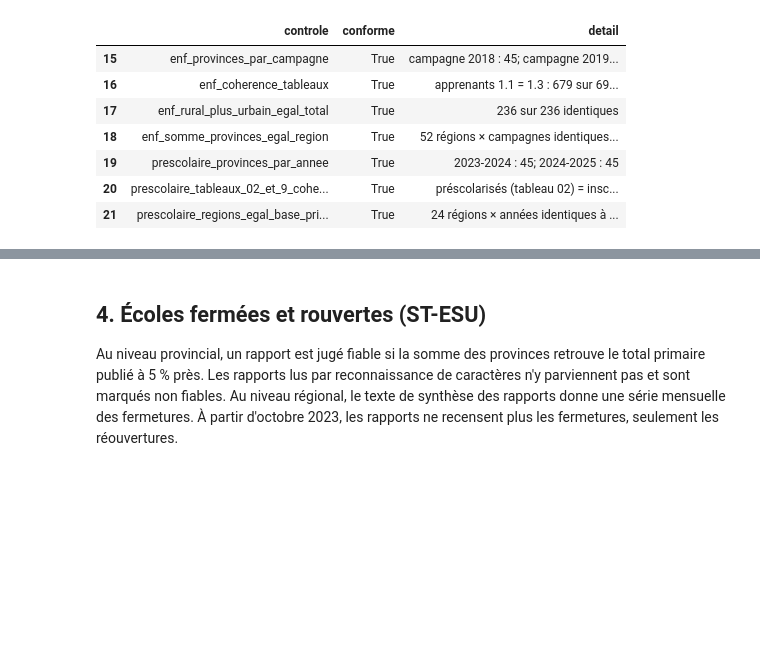
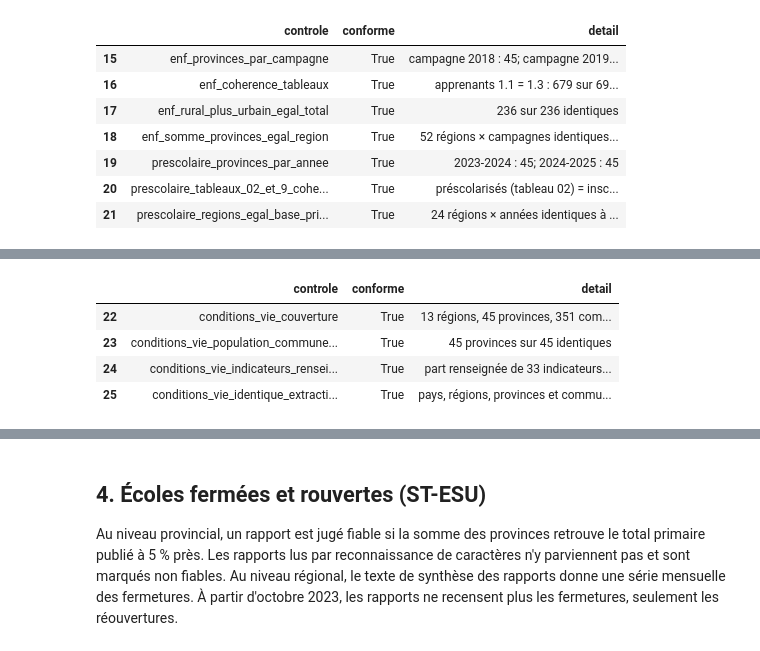
Before and after one commit to datachallenge-edu-bf/sentinelle-scolaire-defi1, a Jupyter notebook: notebooks/02_nettoyage.ipynb, the cells around one changed output, grey strips where cells are left out. Cells and saved outputs as stored; diff of their text form; code cells hidden in the pictures; blank space fills up the shorter version.

```diff
--- a/notebooks/02_nettoyage.ipynb
+++ b/notebooks/02_nettoyage.ipynb
@@ -391,0 +408,9 @@ ctrl[ctrl["controle"].str.startswith(("enf_", "prescolaire_"))]
+# %%
+ctrl = res["meta_controles"]
+ctrl[ctrl["controle"].str.startswith("conditions_vie")]
+# %% [output]
+|  | controle | conforme | detail |
+| 22 | conditions_vie_couverture | True | 13 régions, 45 provinces, 351 com... |
+| 23 | conditions_vie_population_commune... | True | 45 provinces sur 45 identiques |
+| 24 | conditions_vie_indicateurs_rensei... | True | part renseignée de 33 indicateurs... |
+| 25 | conditions_vie_identique_extracti... | True | pays, régions, provinces et commu... |
```
Also changed, not shown: parts of 7 cells of this notebook, 32 other files.
